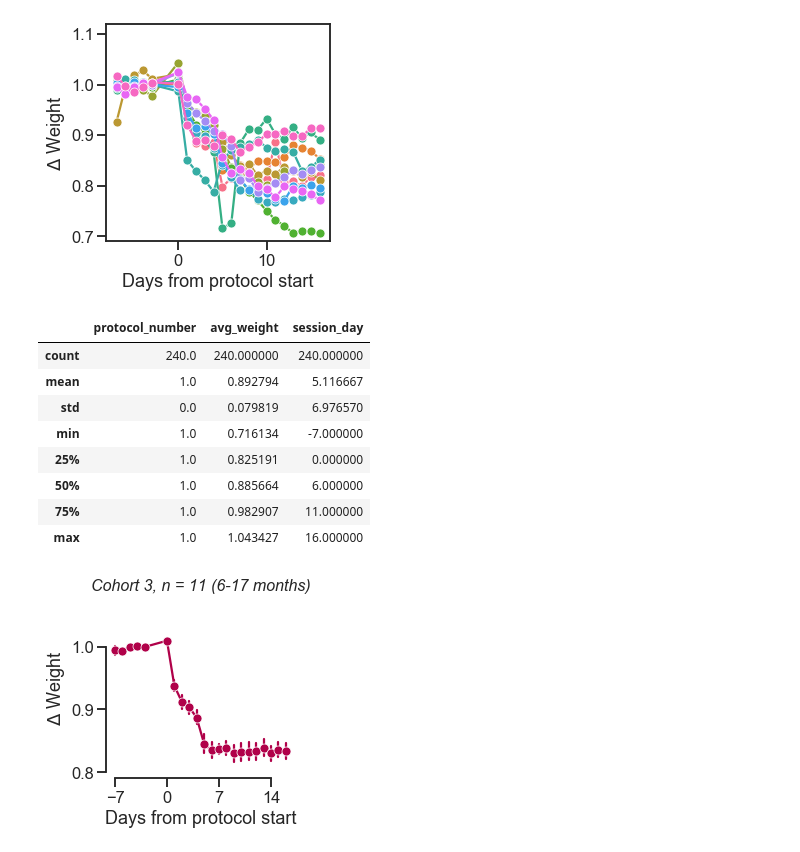
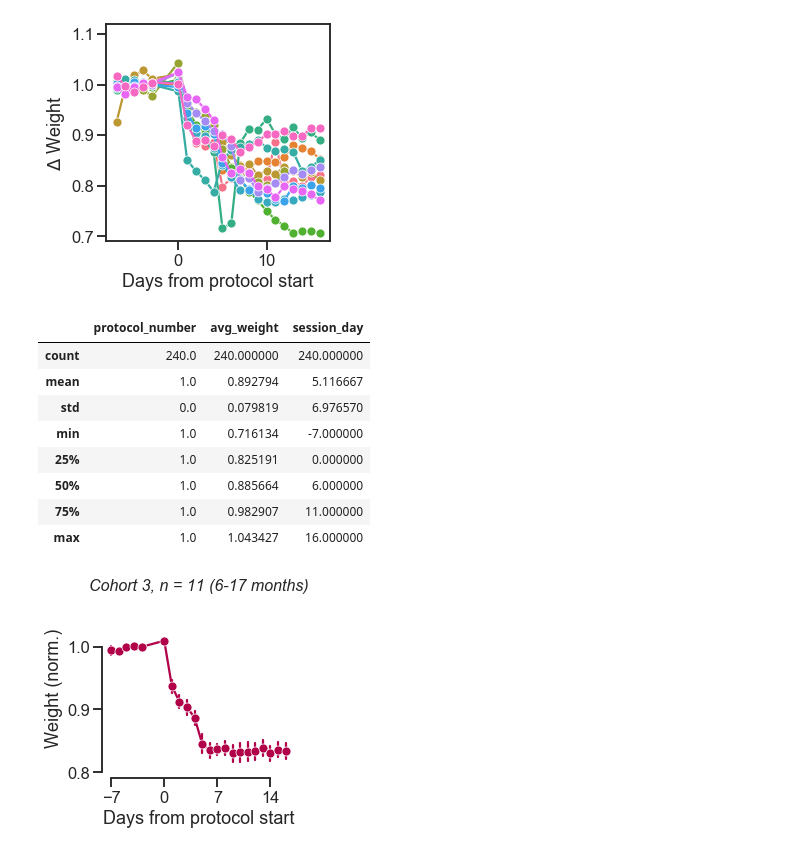
Before and after one commit to int-brain-lab/citricAcid, a Jupyter notebook: weigths_churchland_3cages.ipynb, the cells around one changed output. Cells and saved outputs as stored; diff of their text form; code cells hidden in the pictures.

Commit message:
changed delta weight to weight (normalized) on axis labels

```diff
--- a/weigths_churchland_3cages.ipynb
+++ b/weigths_churchland_3cages.ipynb
@@ -149,32 +151,34 @@ UsageError: Line magic function `%ax.text(-5,` not found.
 # %%
 # REMOVE ONE OVERWEIGHT MOUSE
 normalized3 = normalized2[~normalized2['subject_nickname'].isin(['CSHL071'])]
 f, ax = plt.subplots(ncols=1, nrows=1, figsize=(4, 4))
 
 palette = sns.xkcd_palette(['raspberry'])
 
 sns.lineplot(x="session_day", y="avg_weight", err_style='bars', marker='o',
              ci=68, data=normalized3, ax=ax, legend=False, color=palette[0])
 ax.set_xlabel("Days from protocol start")
-ax.set_ylabel("$\Delta$ Weight")
+ax.set_ylabel("Weight (norm.)")
 ax.set(ylim=[0.79, 1.08], yticks=[0.8, 0.9, 1], xticks=[-7, 0, 7, 14])
 #ax.text(-5, 0.85, 'n = %d'%normalized3.subject_nickname.nunique(), {'color':'k', 'fontsize':16})
 ax.set_title('Cohort 3, n = %d (6-17 months)'%normalized3.subject_nickname.nunique(),
             fontsize=16, fontstyle='italic')
 f.tight_layout()
 sns.despine(trim=True)
-f.savefig(os.path.join(figpath, "citricacid_weights_churchlandlab.pdf"))
+#f.savefig(os.path.join(figpath, "citricacid_weights_churchlandlab.pdf"))
+f.savefig(os.path.join(figpath, "suppfig2.png"), dpi=600)
+
 normalized3.describe()
 # %% [output]
 |  | protocol_number | avg_weight | session_day |
 | count | 240.0 | 240.000000 | 240.000000 |
 | mean | 1.0 | 0.892794 | 5.116667 |
 | std | 0.0 | 0.079819 | 6.976570 |
 | min | 1.0 | 0.716134 | -7.000000 |
 | 25% | 1.0 | 0.825191 | 0.000000 |
 | 50% | 1.0 | 0.885664 | 6.000000 |
 | 75% | 1.0 | 0.982907 | 11.000000 |
 | max | 1.0 | 1.043427 | 16.000000 |
-[figure, old version]
+[figure, new version]
 # %%
 
```
Also changed, not shown: parts of 3 cells of this notebook, 27 other files.
